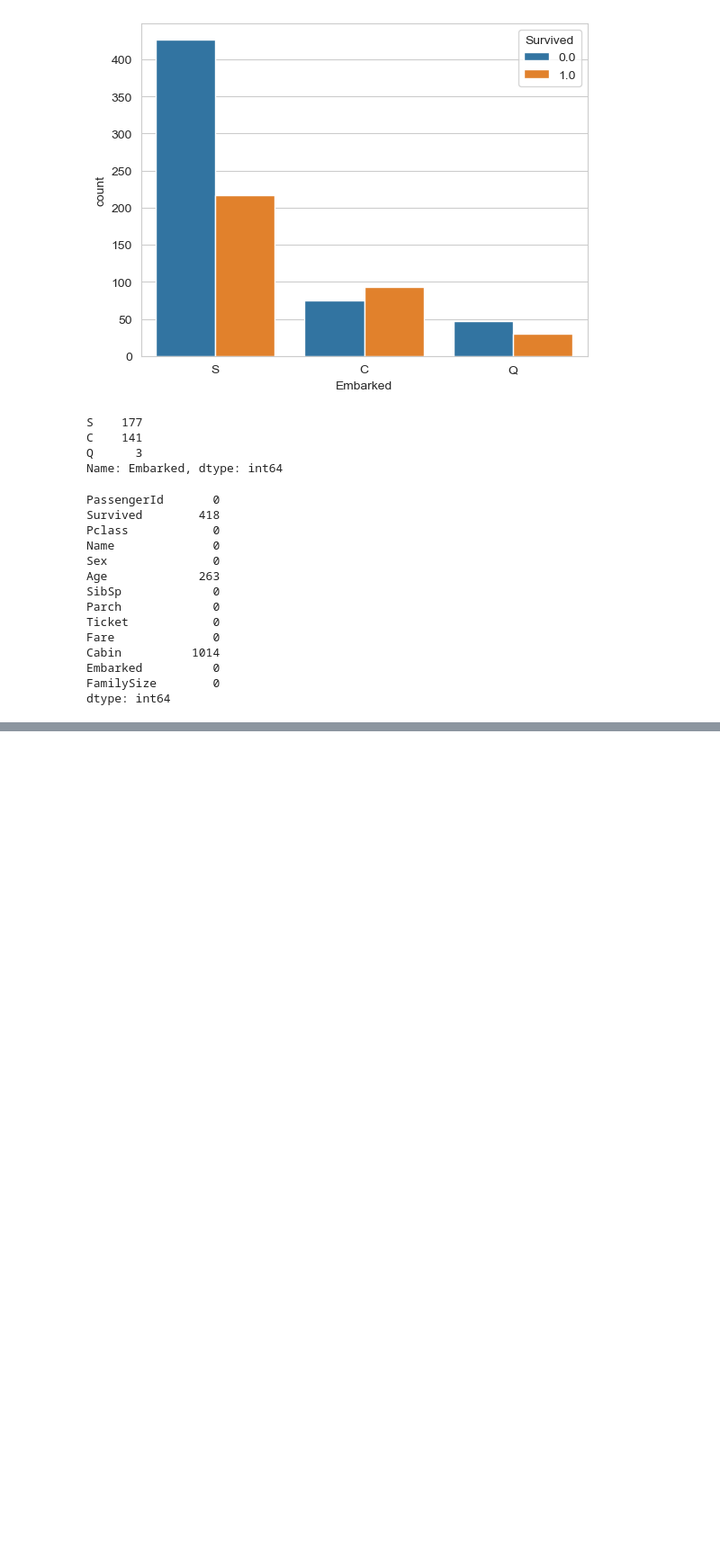
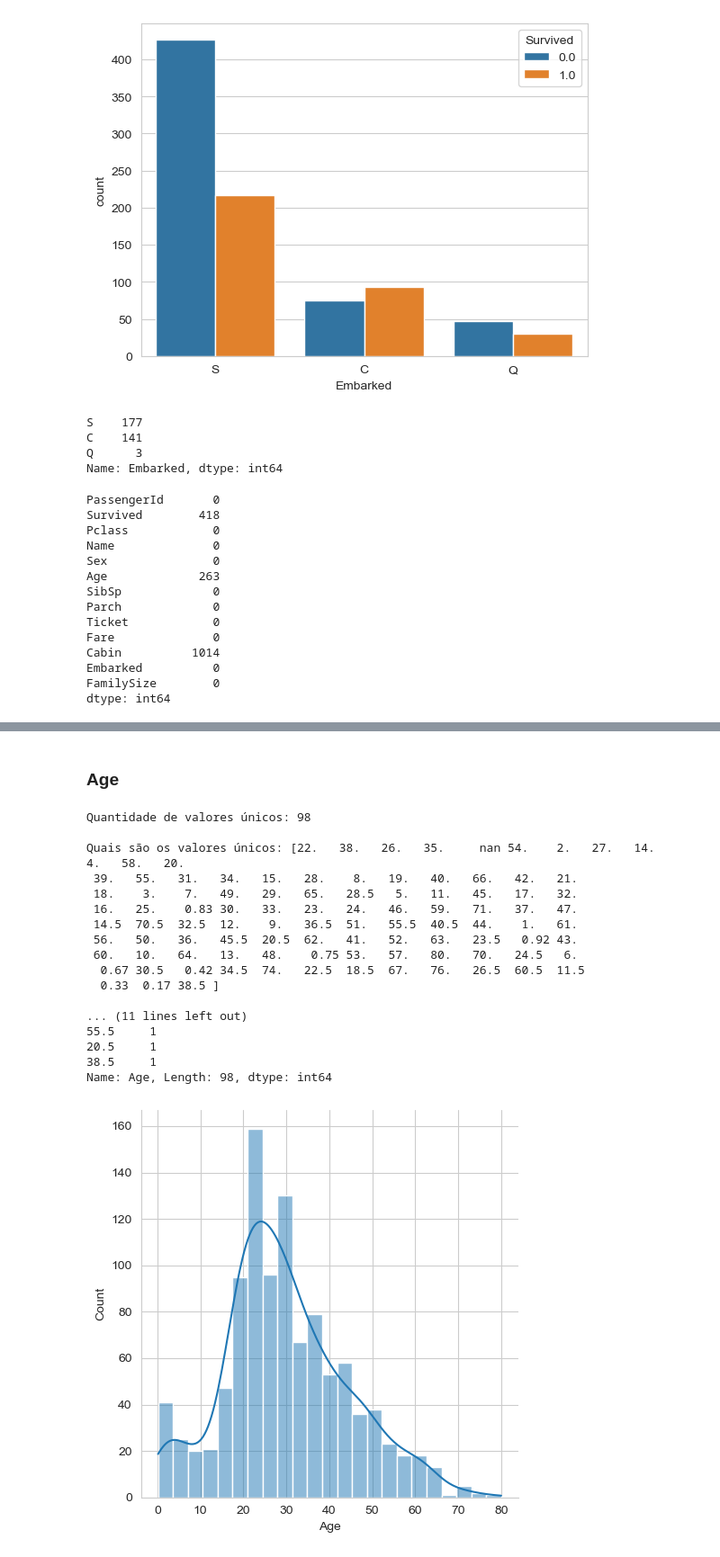
Before and after one commit to Alicia-Alexia/kaggle_titanic, a Jupyter notebook: Untitled.ipynb, the cells around one changed output, grey strips where cells are left out. Shown at 90% size. Cells and saved outputs as stored; diff of their text form; code cells hidden in the pictures; blank space fills up the shorter version.

```diff
--- a/Untitled.ipynb
+++ b/Untitled.ipynb
@@ -458,0 +544,23 @@ df['Embarked'] = titanic_df['Embarked']
+# %% [markdown]
+### Age
+# %%
+titanic_func(titanic_df, 'Age', False)
+# %% [output]
+Quantidade de valores únicos: 98
+
+Quais são os valores únicos: [22.   38.   26.   35.     nan 54.    2.   27.   14.    4.   58.   20.
+ 39.   55.   31.   34.   15.   28.    8.   19.   40.   66.   42.   21.
+ 18.    3.    7.   49.   29.   65.   28.5   5.   11.   45.   17.   32.
+ 16.   25.    0.83 30.   33.   23.   24.   46.   59.   71.   37.   47.
+ 14.5  70.5  32.5  12.    9.   36.5  51.   55.5  40.5  44.    1.   61.
+ 56.   50.   36.   45.5  20.5  62.   41.   52.   63.   23.5   0.92 43.
+ 60.   10.   64.   13.   48.    0.75 53.   57.   80.   70.   24.5   6.
+  0.67 30.5   0.42 34.5  74.   22.5  18.5  67.   76.   26.5  60.5  11.5
+  0.33  0.17 38.5 ]
+
+... (11 lines left out)
+55.5     1
+20.5     1
+38.5     1
+Name: Age, Length: 98, dtype: int64
+[figure, added]
```
Also changed, not shown: parts of 14 cells of this notebook.
